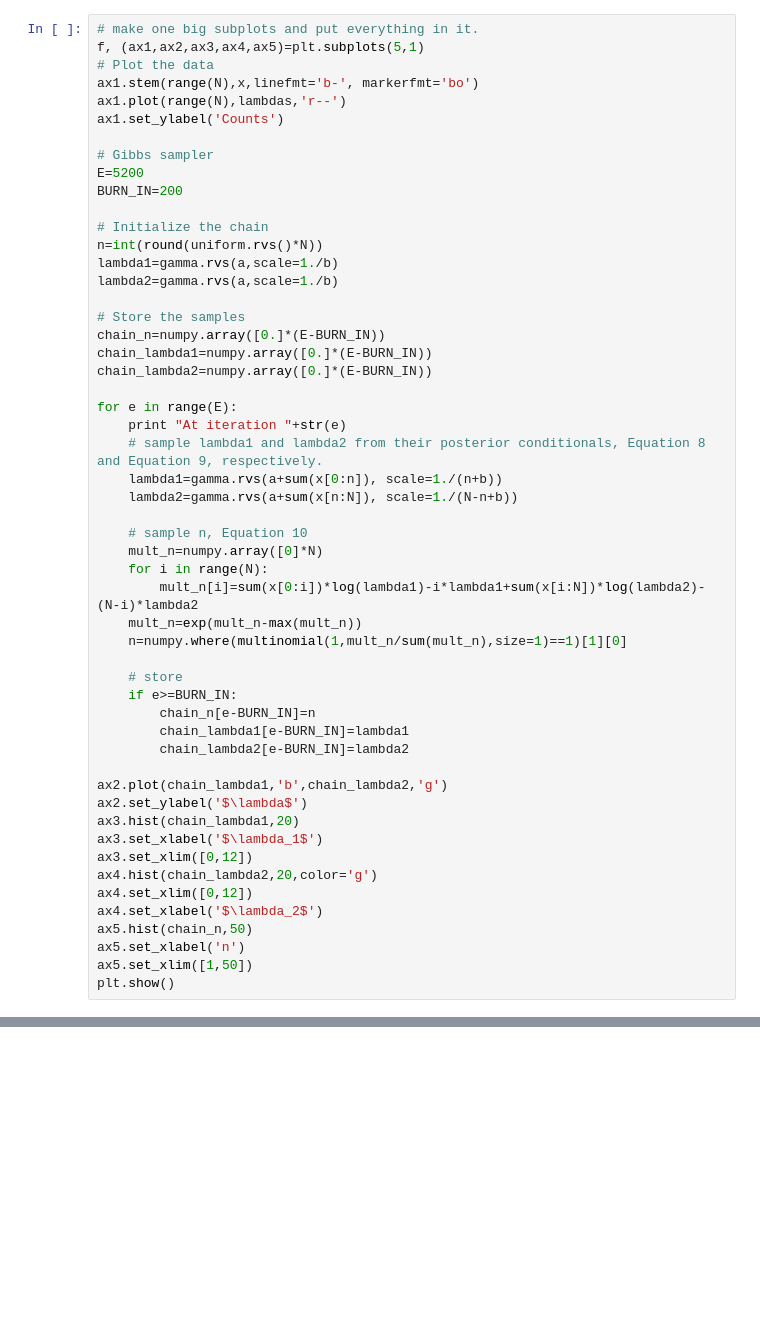
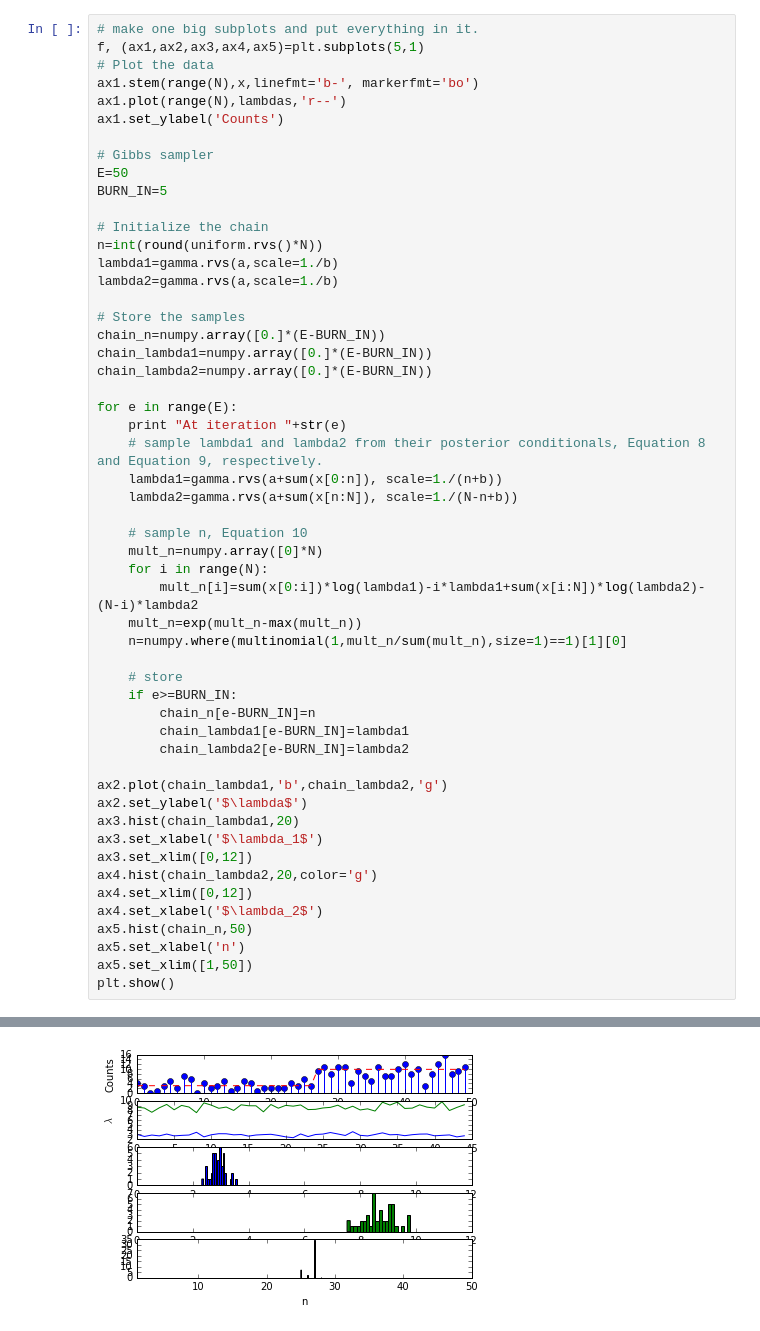
Before and after one commit to franklinmarsh/computational_statistics, a Jupyter notebook: gibbs_sampler.ipynb, the cells around one changed output, grey strips where cells are left out. Saved outputs shown, nothing was run; the diff lists cells and outputs as text; blank space fills up the shorter version.

```diff
--- a/gibbs_sampler.ipynb
+++ b/gibbs_sampler.ipynb
@@ -39,8 +43,8 @@ ax1.plot(range(N),lambdas,'r--')
 ax1.set_ylabel('Counts')
 
 # Gibbs sampler
-E=5200
-BURN_IN=200
+E=50
+BURN_IN=5
 
 # Initialize the chain
 n=int(round(uniform.rvs()*N))
@@ -83,3 +87,4 @@ ax5.hist(chain_n,50)
 ax5.set_xlabel('n')
 ax5.set_xlim([1,50])
 plt.show()
+# %% [output]
@@ -85,0 +108 @@ plt.show()
+[figure, added]
```
Also changed, not shown: parts of 4 cells of this notebook, 2 other files.
